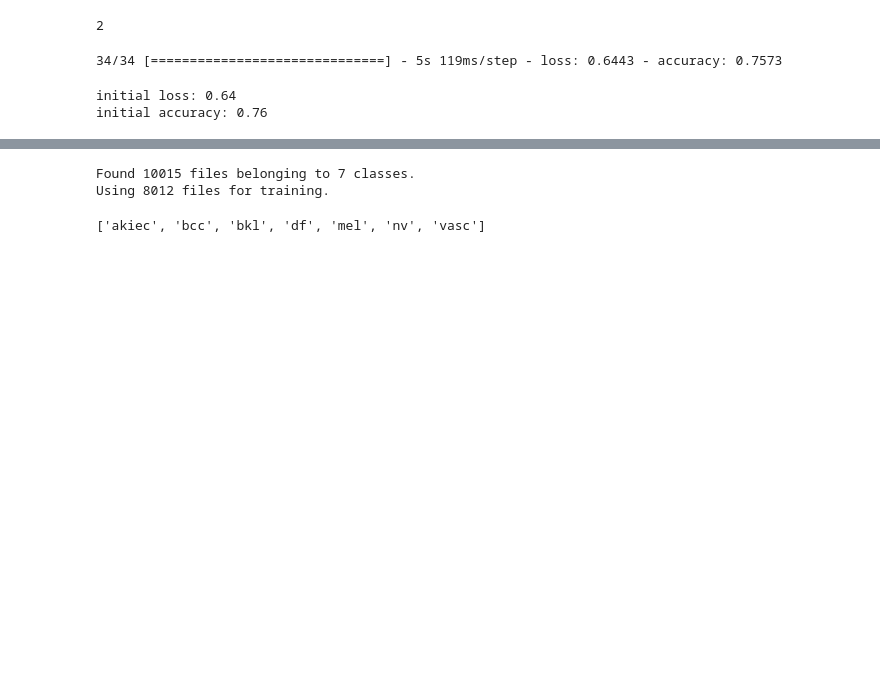
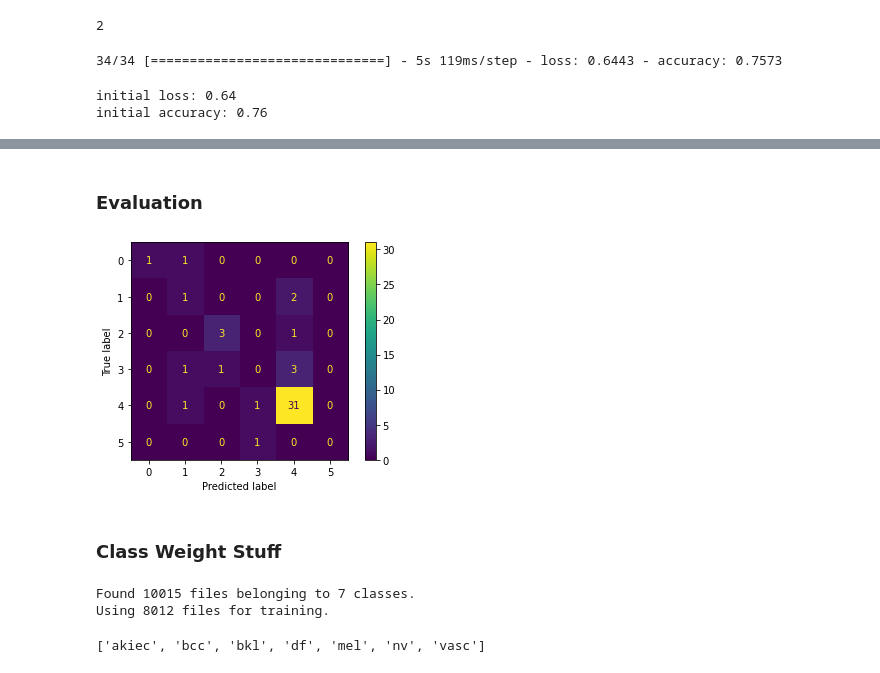
Before and after one commit to CodeNameJacks/dermatoscopic-vae, a Jupyter notebook: ham_classifier.ipynb, the cells around one changed output, grey strips where cells are left out. Drawn from its saved outputs; the diff is of its cells as text; code cells hidden in the pictures; blank space fills up the shorter version.

Commit message:
Model evaluation, confusion matrix

```diff
--- a/ham_classifier.ipynb
+++ b/ham_classifier.ipynb
@@ -214,3 +231,25 @@ plt.show()
+# %% [markdown]
+### Evaluation
+# %%
+image_batch, label_batch = test_ds.as_numpy_iterator().next()
+predictions = model.predict_on_batch(image_batch)
+predicted_classes = np.argmax(predictions, axis=1)
+# %%
+pred = tf.keras.utils.to_categorical(predicted_classes, num_classes=7)
+# %%
+y_test_non_category = [ np.argmax(t) for t in label_batch ]
+y_predict_non_category = [ np.argmax(t) for t in pred ]
+
+from sklearn.metrics import confusion_matrix, ConfusionMatrixDisplay
+conf_mat = confusion_matrix(y_test_non_category, y_predict_non_category)
+# %%
+disp = ConfusionMatrixDisplay(confusion_matrix=conf_mat)
+disp.plot()
+plt.show()
+# %% [output]
+[figure, added]
+# %% [markdown]
+### Class Weight Stuff
 # %%
 class_weights = {}
 for i in range(len(class_weights_list)):
```
Also changed, not shown: parts of 12 cells of this notebook.
